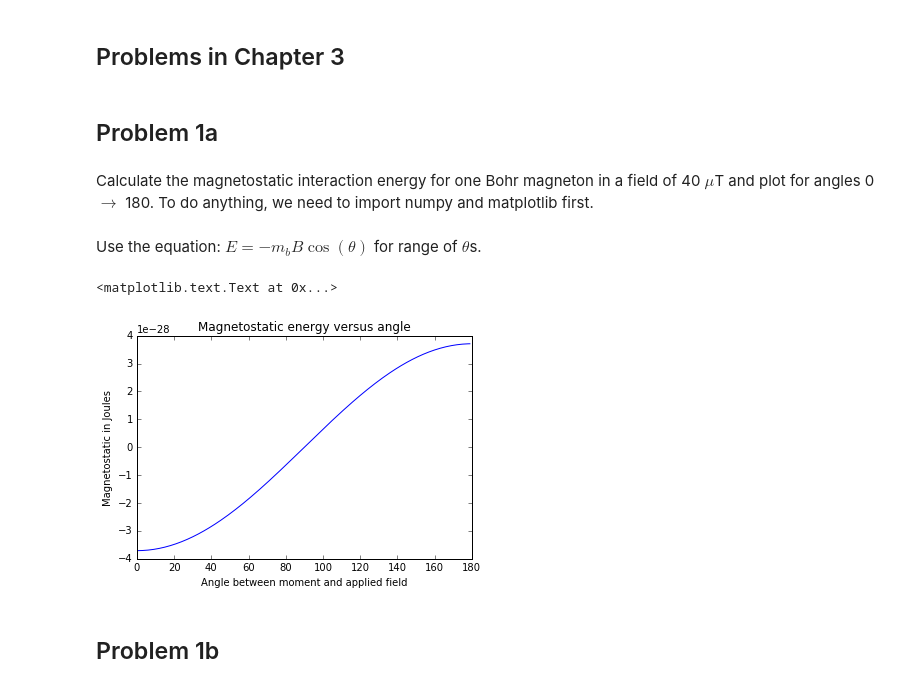
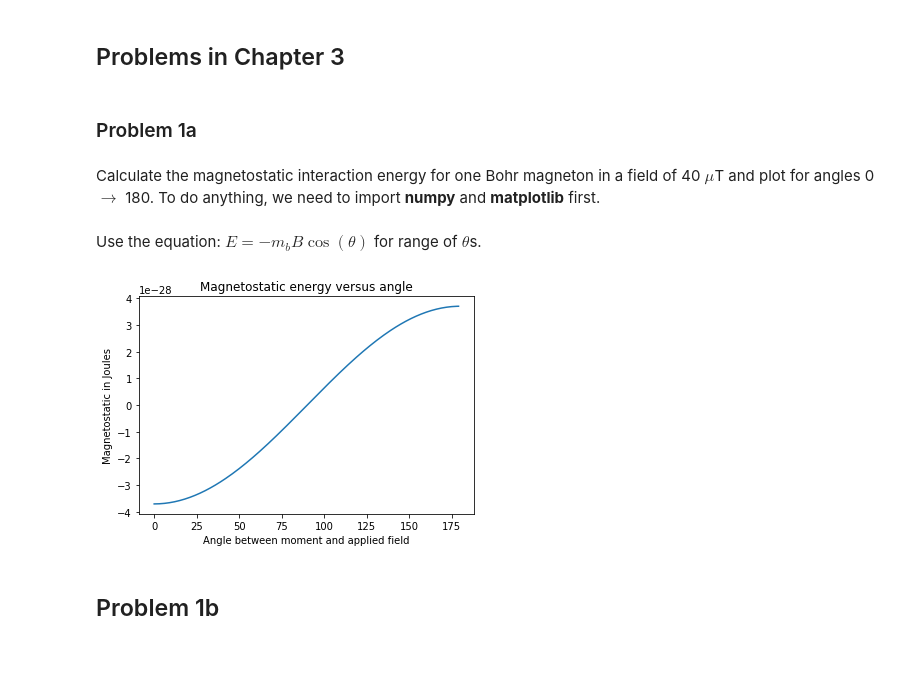
Before and after one commit to ltauxe/Essentials_Notebooks, a Jupyter notebook: Chapter_03/essentials_ch_3.ipynb, the cells around one changed output. Cells and saved outputs as stored; diff of their text form; code cells hidden in the pictures; blank space fills up the shorter version.

```diff
--- a/Chapter_03/essentials_ch_3.ipynb
+++ b/Chapter_03/essentials_ch_3.ipynb
@@ -3,9 +3,9 @@
 # %% [markdown]
 ## Problems in Chapter 3
 # %% [markdown]
-## Problem 1a
+### Problem 1a
 # %% [markdown]
-Calculate the magnetostatic interaction energy for one Bohr magneton in a field of 40 $\mu$T and plot for angles 0 $\rightarrow$ 180. To do anything, we need to import numpy and matplotlib first.
+Calculate the magnetostatic interaction energy for one Bohr magneton in a field of 40 $\mu$T and plot for angles 0 $\rightarrow$ 180. To do anything, we need to import **numpy** and **matplotlib** first.
 # %%
 import numpy as np
 import matplotlib.pyplot as plt
@@ -14,18 +14,18 @@ import matplotlib.pyplot as plt
 # %% [markdown]
 Use the equation: $E=-m_b B \cos(\theta)$ for range of $\theta$s.
 # %%
-deg2rad=np.pi/180.  # converts degrees to radians
+# define some variables
 mb=9.27e-24 # one Bohr magneton in Am^2
 B=40e-6 # field in tesla
 thetas=np.arange(0,180,1) # makes an array of thetas from 0 to 180
-Es=-mb*B*np.cos(thetas*deg2rad) # makes an array of energies
+Es=-mb*B*np.cos(np.radians(thetas)) # makes an array of energies
 plt.plot(thetas,Es) # make a nice plot
 plt.title("Magnetostatic energy versus angle")
-plt.xlabel("Angle between moment and applied field")
-plt.ylabel("Magnetostatic in Joules")
+plt.xlabel("Angle between moment and applied field") # label x axis
+plt.ylabel("Magnetostatic in Joules"); # label y axis
+# putting a ';' at the end of the plotting block suppresses an annoying announcement
 # %% [output]
-<matplotlib.text.Text at 0x...>
-[figure, old version]
+[figure, new version]
 # %% [markdown]
 ## Problem 1b
 # %% [markdown]
```
Also changed, not shown: parts of 10 cells of this notebook, 7 other files.
